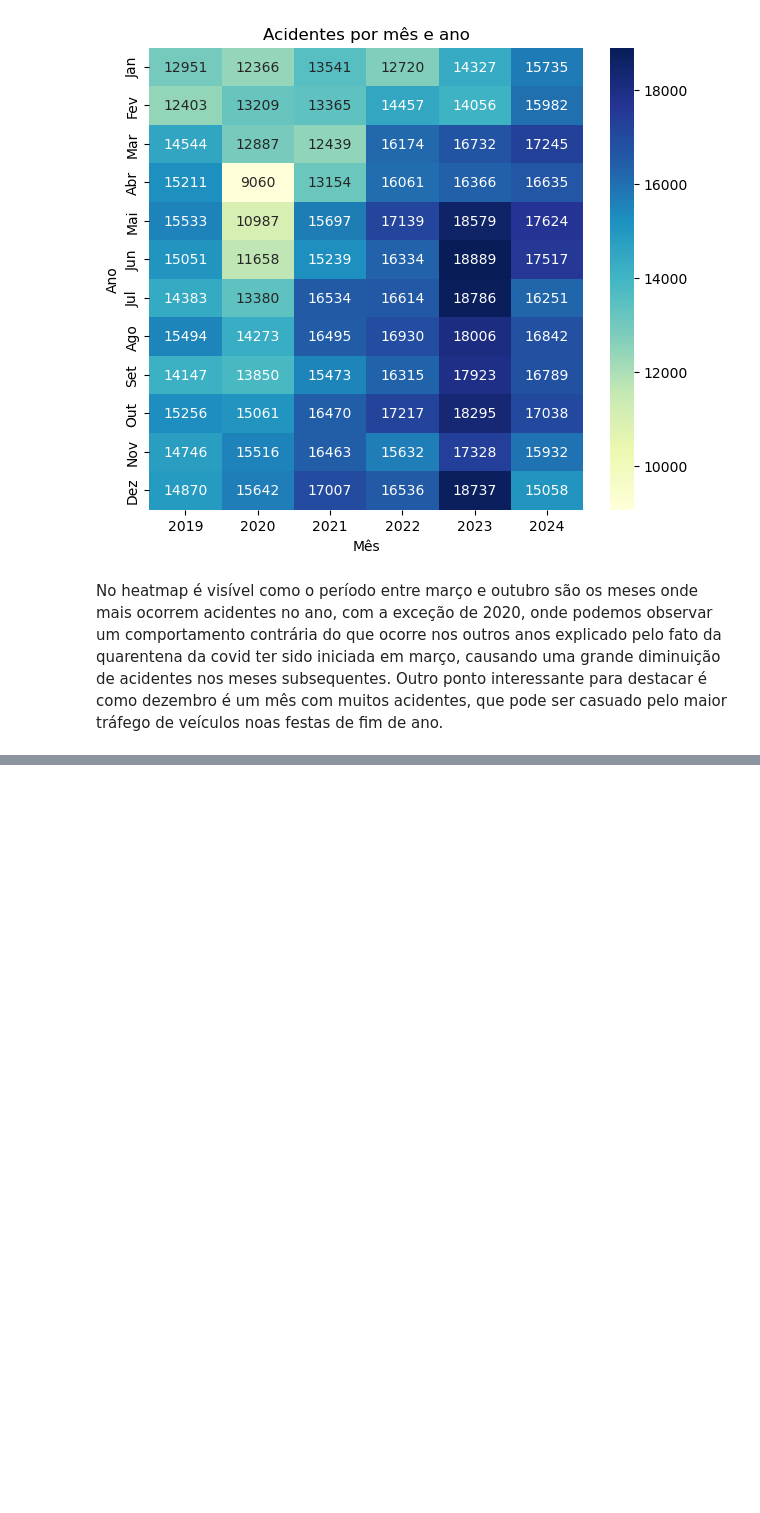
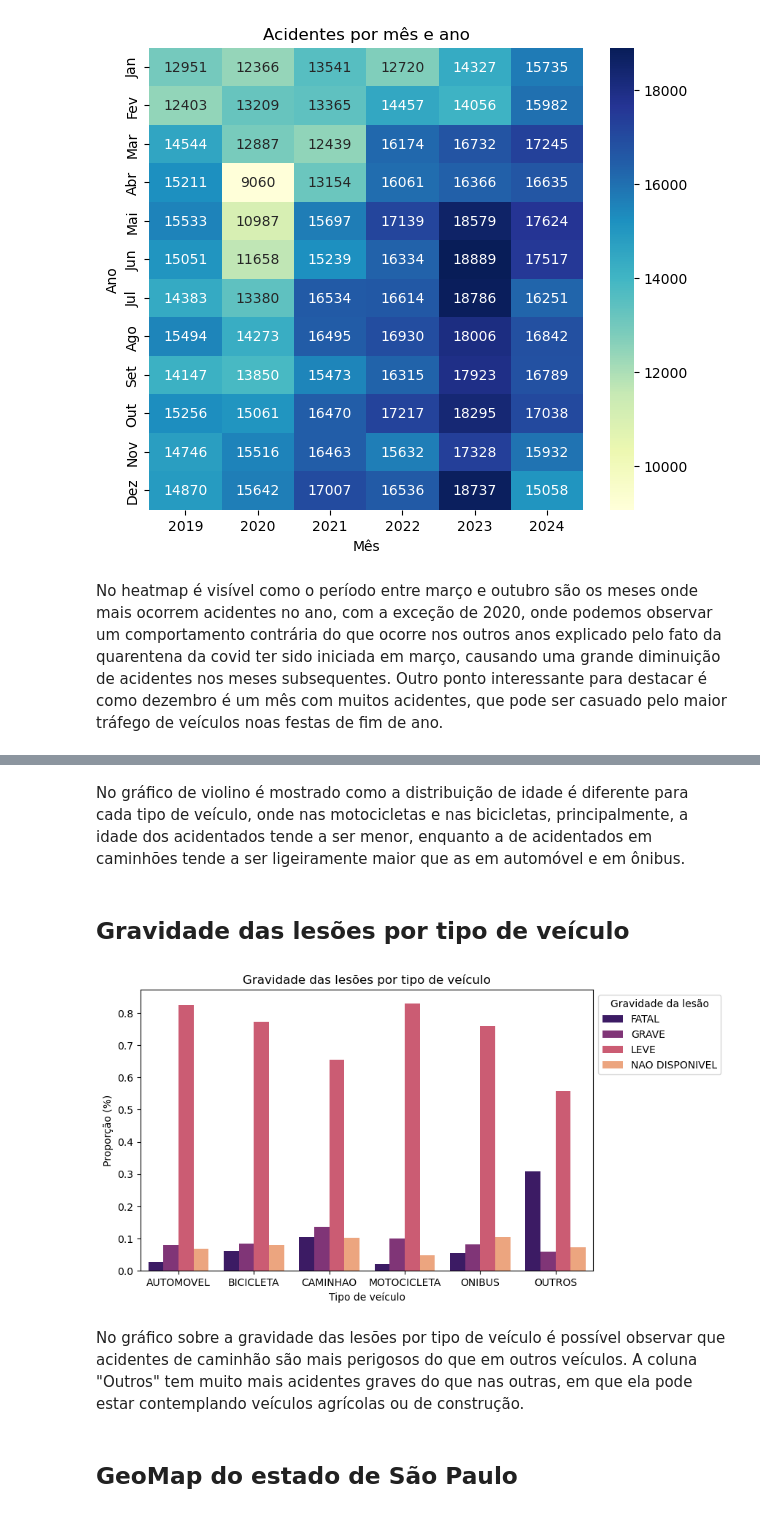
Before and after one commit to Enzzx/CityAccidentAnalysis, a Jupyter notebook: notebook/data-analysis.ipynb, the cells around one changed output, grey strips where cells are left out. Cells and saved outputs as stored; diff of their text form; code cells hidden in the pictures; blank space fills up the shorter version.

```diff
--- a/notebook/data-analysis.ipynb
+++ b/notebook/data-analysis.ipynb
@@ -143,0 +133,22 @@ sns.boxplot(data=df_pv, x="tipo_veiculo", y="idade")
+# %% [markdown]
+No gráfico de violino é mostrado como a distribuição de idade é diferente para cada tipo de veículo, onde nas motocicletas e nas bicicletas, principalmente, a idade dos acidentados tende a ser menor, enquanto a de acidentados em caminhões tende a ser ligeiramente maior que as em automóvel e em ônibus.
+# %% [markdown]
+## Gravidade das lesões por tipo de veículo
+# %%
+pv_proportional = df_pv.groupby(["tipo_veiculo", "gravidade_lesao"]).size().reset_index(name="contagem")
+pv_proportional["proporcao"] = pv_proportional.groupby("tipo_veiculo")["contagem"].transform(lambda x: x/x.sum())
+
+plt.figure(figsize=(8,5))
+sns.barplot(data=pv_proportional, x="tipo_veiculo", y="proporcao", hue="gravidade_lesao", palette="magma")
+
+plt.title("Gravidade das lesões por tipo de veículo")
+plt.xlabel("Tipo de veículo")
+plt.ylabel("Proporção (%)")
+plt.legend(title="Gravidade da lesão", bbox_to_anchor=(1, 1))
+plt.show()
+# %% [output]
+[figure, added]
+# %% [markdown]
+No gráfico sobre a gravidade das lesões por tipo de veículo é possível observar que acidentes de caminhão são mais perigosos do que em outros veículos. A coluna "Outros" tem muito mais acidentes graves do que nas outras, em que ela pode estar contemplando veículos agrícolas ou de construção.
+# %% [markdown]
+## GeoMap do estado de São Paulo
```
Also changed, not shown: parts of 11 cells of this notebook.
